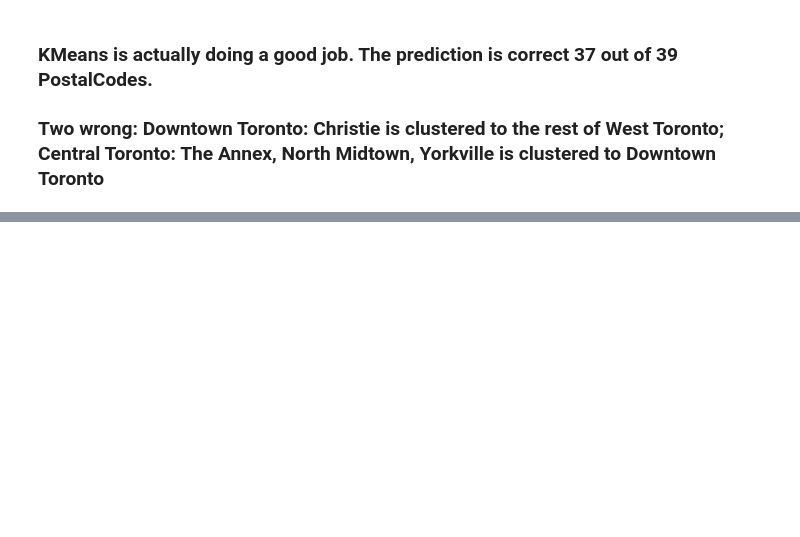
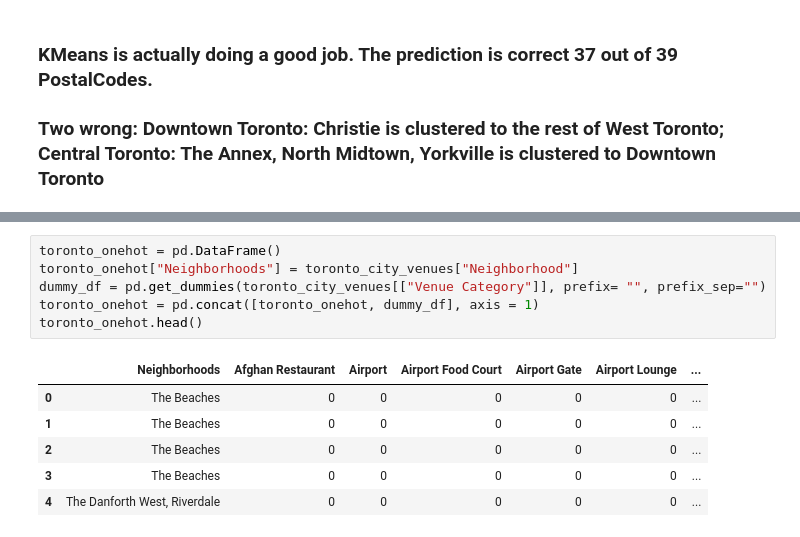
Before and after one commit to vonnan/IBM-capstone-project, a Jupyter notebook: IBM_capstone.ipynb, the cells around one changed output, grey strips where cells are left out. Drawn from its saved outputs; the diff is of its cells as text; blank space fills up the shorter version.

```diff
--- a/IBM_capstone.ipynb
+++ b/IBM_capstone.ipynb
@@ -236,0 +299,13 @@ manhattan_onehot.head()
+# %%
+toronto_onehot = pd.DataFrame()
+toronto_onehot["Neighborhoods"] = toronto_city_venues["Neighborhood"]
+dummy_df = pd.get_dummies(toronto_city_venues[["Venue Category"]], prefix= "", prefix_sep="")
+toronto_onehot = pd.concat([toronto_onehot, dummy_df], axis = 1)
+toronto_onehot.head()
+# %% [output]
+|  | Neighborhoods | Afghan Restaurant | Airport | Airport Food Court | Airport Gate | Airport Lounge | ... |
+| 0 | The Beaches | 0 | 0 | 0 | 0 | 0 | ... |
+| 1 | The Beaches | 0 | 0 | 0 | 0 | 0 | ... |
+| 2 | The Beaches | 0 | 0 | 0 | 0 | 0 | ... |
+| 3 | The Beaches | 0 | 0 | 0 | 0 | 0 | ... |
+| 4 | The Danforth West, Riverdale | 0 | 0 | 0 | 0 | 0 | ... |
```
Also changed, not shown: parts of 9 cells of this notebook.
